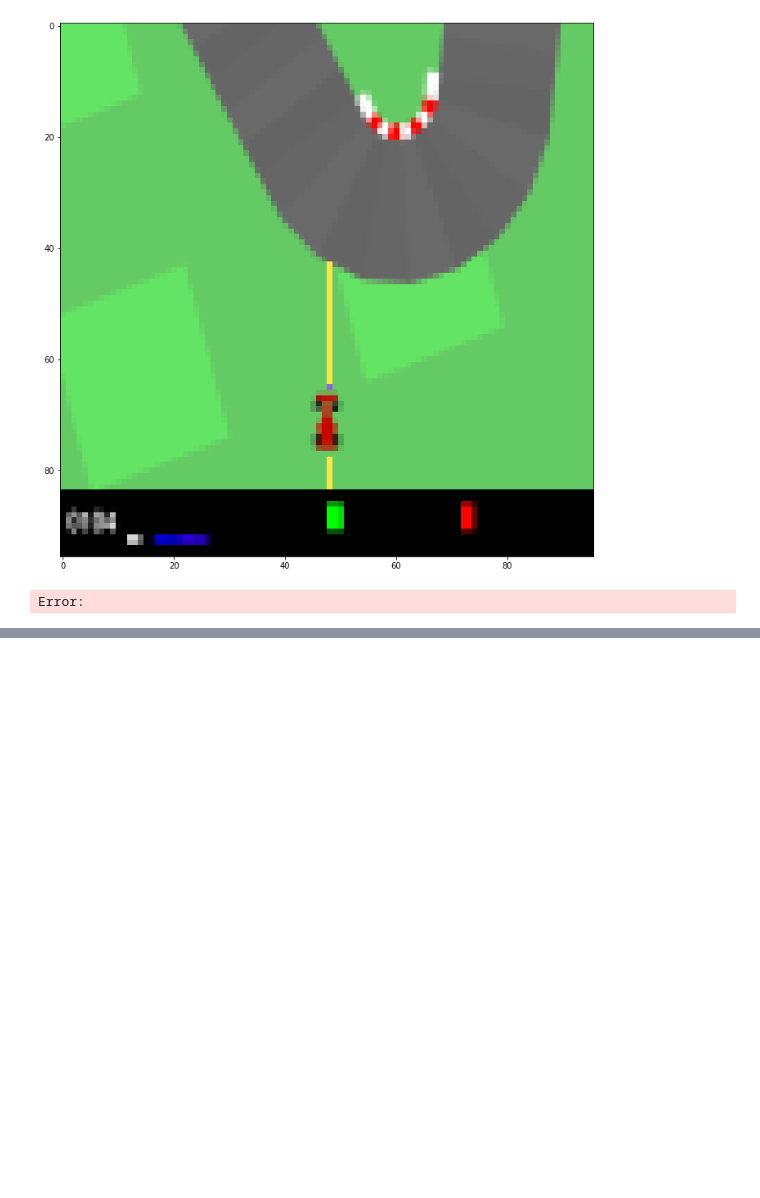
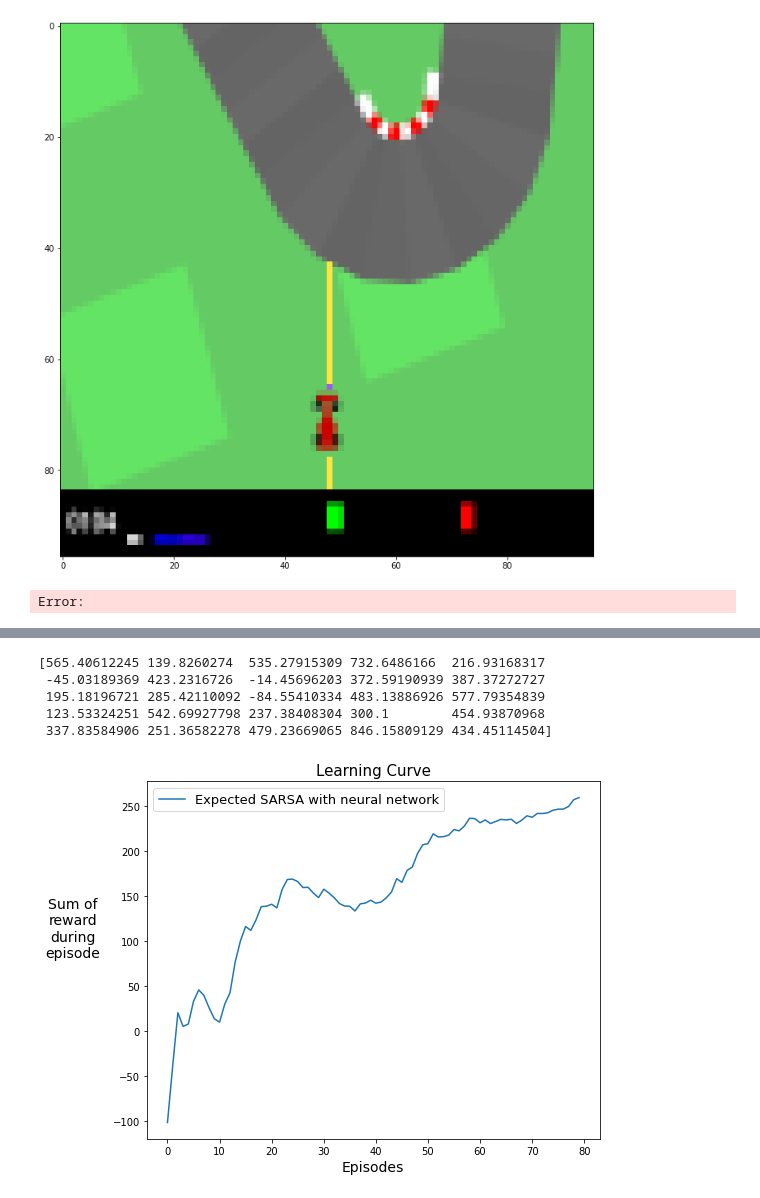
Before and after one commit to CarloCDT/RL-study-group, a Jupyter notebook: car_racing/00_car_racing.ipynb, the cells around one changed output, grey strips where cells are left out. Drawn from its saved outputs; the diff is of its cells as text; code cells hidden in the pictures; blank space fills up the shorter version.

```diff
--- a/car_racing/00_car_racing.ipynb
+++ b/car_racing/00_car_racing.ipynb
@@ -306,0 +337,16 @@ Error:
+# %%
+data_name = "expected_sarsa_agent"
+filename = 'sum_reward_{}'.format(data_name).replace('.','')
+sum_reward_data = np.load('results/{}.npy'.format(filename))
+
+# Last 25
+print(sum_reward_data[0][-25:])
+
+plot_result(["expected_sarsa_agent"])
+# %% [output]
+[565.40612245 139.8260274  535.27915309 732.6486166  216.93168317
+ -45.03189369 423.2316726  -14.45696203 372.59190939 387.37272727
+ 195.18196721 285.42110092 -84.55410334 483.13886926 577.79354839
+ 123.53324251 542.69927798 237.38408304 300.1        454.93870968
+ 337.83584906 251.36582278 479.23669065 846.15809129 434.45114504]
+[figure, added]
```
Also changed, not shown: parts of 13 cells of this notebook, 9 other files.
